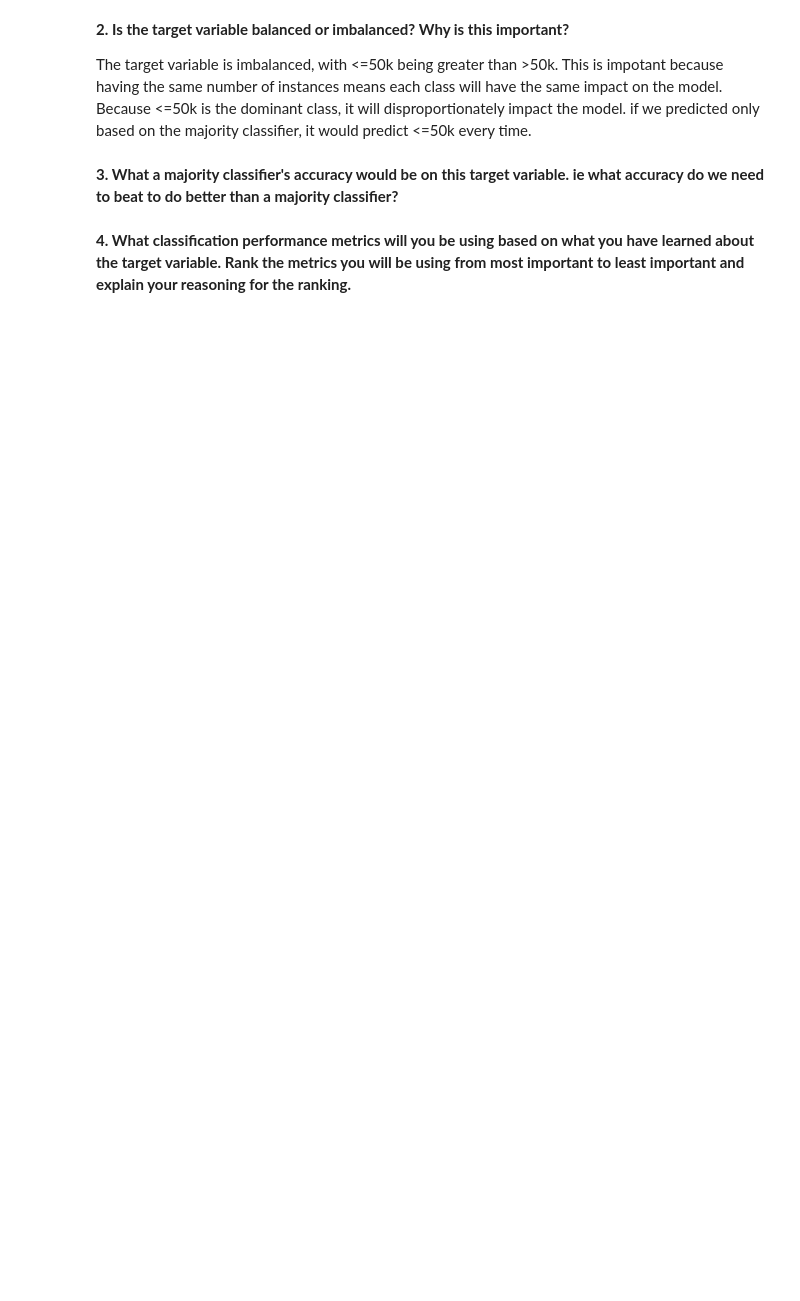
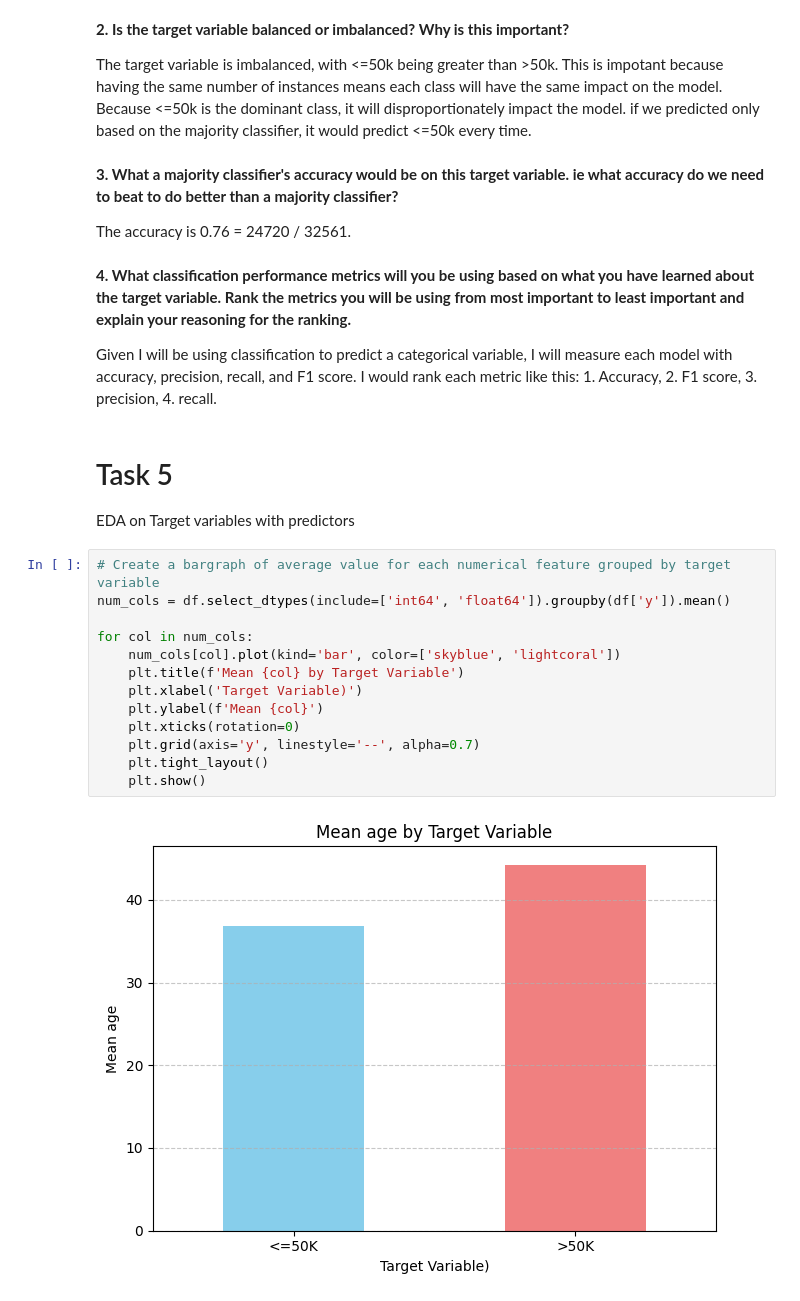
Before and after one commit to Zacfletch6/IS_submissions, a Jupyter notebook: Final_project_DM.ipynb, the cells around one changed output. Cells and saved outputs as stored; diff of their text form; blank space fills up the shorter version.

```diff
--- a/Final_project_DM.ipynb
+++ b/Final_project_DM.ipynb
@@ -322,5 +338,28 @@ plt.show()
 The target variable is imbalanced, with <=50k being greater than >50k. This is impotant because having the same number of instances means each class will have the same impact on the model. Because <=50k is the dominant class, it will disproportionately impact the model. if we predicted only based on the majority classifier, it would predict <=50k every time.
 # %% [markdown]
 **3. What a majority classifier's accuracy would be on this target variable. ie what accuracy do we need to beat to do better than a majority classifier?**
+
+The accuracy is 0.76 = 24720 / 32561.
 # %% [markdown]
 **4. What classification performance metrics will you be using based on what you have learned about the target variable. Rank the metrics you will be using from most important to least important and explain your reasoning for the ranking.**
+
+Given I will be using classification to predict a categorical variable, I will measure each model with accuracy, precision, recall, and F1 score. I would rank each metric like this: 1. Accuracy, 2. F1 score, 3. precision, 4. recall.
+# %% [markdown]
+# Task 5
+
+EDA on Target variables with predictors
+# %%
+# Create a bargraph of average value for each numerical feature grouped by target variable
+num_cols = df.select_dtypes(include=['int64', 'float64']).groupby(df['y']).mean()
+
+for col in num_cols:
+    num_cols[col].plot(kind='bar', color=['skyblue', 'lightcoral'])
+    plt.title(f'Mean {col} by Target Variable')
+    plt.xlabel('Target Variable)')
+    plt.ylabel(f'Mean {col}')
+    plt.xticks(rotation=0)
+    plt.grid(axis='y', linestyle='--', alpha=0.7)
+    plt.tight_layout()
+    plt.show()
+# %% [output]
+[figure, added]
```
Also changed, not shown: parts of 6 cells of this notebook.
